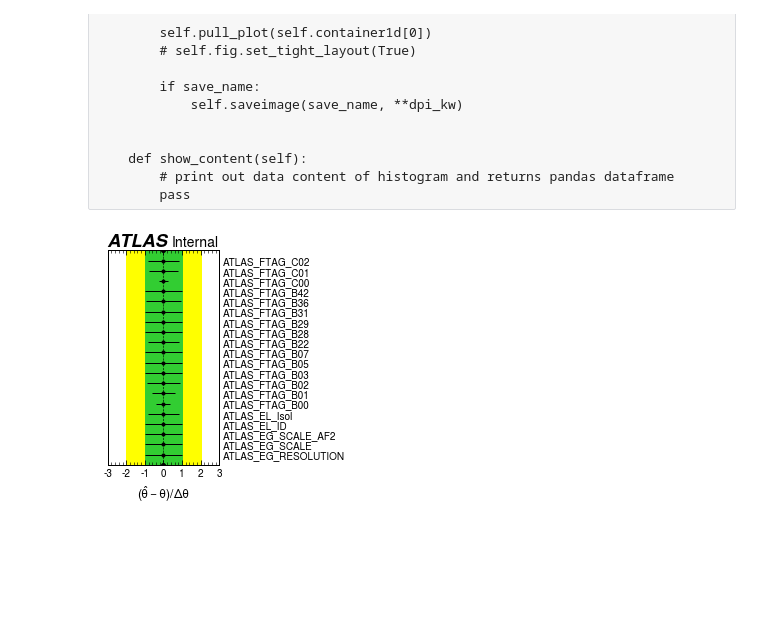
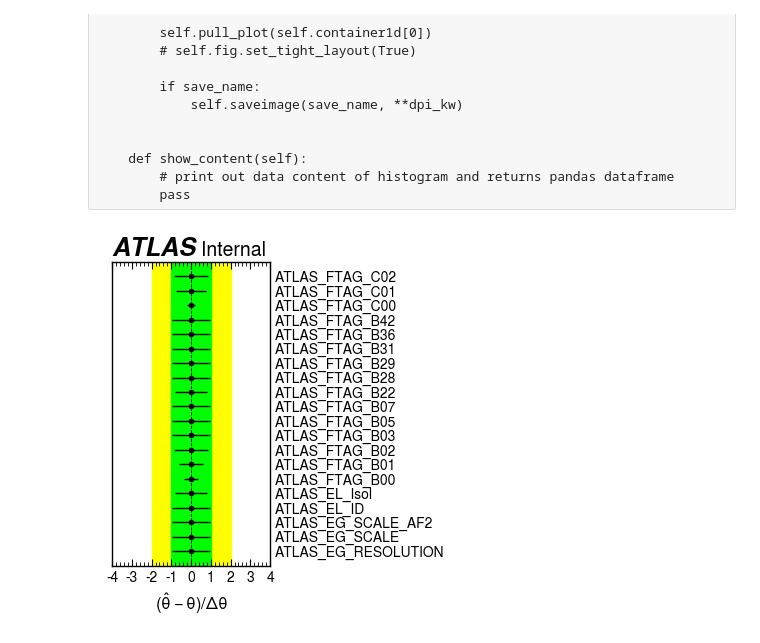
Before and after one commit to MoAly98/Pythium, a Jupyter notebook: plotting_misc/PullPlot_test.ipynb, the cells around one changed output. Saved outputs shown, nothing was run; the diff lists cells and outputs as text; code cells hidden in the pictures; blank space fills up the shorter version.

```diff
--- a/plotting_misc/PullPlot_test.ipynb
+++ b/plotting_misc/PullPlot_test.ipynb
@@ -348,7 +348,7 @@ class PullPlot(EmptyPlot):
         self.ax.fill_between([-1+self.center, 1+self.center], -1, self.nvariables, color=self.onesigmacolor)
 
         # put dotted line in the center value
-        self.ax.axvline(self.center, color='k', linestyle='--', linewidth=0.6)
+        self.ax.axvline(self.center, color='k', linestyle='--', linewidth=0.6, ymin=-1, ymax=2) # ymin, ymax to fix bug
 
         # set x and y axis
         self.set_xaxis()
@@ -385,7 +385,7 @@ class PullPlot(EmptyPlot):
             self.labelside = labelside
 
 
-    def plot_options(self, center=None, range_list=None, rcp_kw={}, **errorbar_kw):
+    def plot_options(self, center=None, rangelist=None, rcp_kw={}, **errorbar_kw):
 
         # update rcp dictionary if passed
         self.rcps.update({k: v for k, v in rcp_kw.items() if k in mpl.rcParams})
@@ -399,22 +399,22 @@ class PullPlot(EmptyPlot):
             self.center = center
 
         # allow user to enter custom range for the x axis
-        # range_list = [xmin, xmax]
-        if range_list:
-            if isinstance(range_list, list) and len(range_list) == 2:
-                self.range_list = range_list
-                self.user_xmin = self.range_list[0]
-                self.user_xmax = self.range_list[1]
+        # rangelist = [xmin, xmax]
+        if rangelist:
+            if isinstance(rangelist, list) and len(rangelist) == 2:
+                self.rangelist = rangelist
+                self.user_xmin = self.rangelist[0]
+                self.user_xmax = self.rangelist[1]
                 self.use_custom_range = True
 
 
-    def color_options(self, markercolor=None, onesigmacolor=None, twosigmacolor=None):
+    def color_options(self, marker=None, onesigma=None, twosigma=None):
 
-        self.onesigmacolor = onesigmacolor
-        self.twosigmacolor = twosigmacolor
+        self.onesigmacolor = onesigma
+        self.twosigmacolor = twosigma
 
-        if markercolor:
-            self.errorbar_kw['color'] = markercolor
+        if marker:
+            self.errorbar_kw['color'] = marker
 
 
     def create(self, save_name='', dpi=1000):
@@ -431,17 +431,12 @@ class PullPlot(EmptyPlot):
         if save_name:
             self.saveimage(save_name, dpi)
 # %%
-my_dict={
-    'axes.titlesize': 15
-}
-
-hist1 = PullPlot(data0.iloc[0:20])
-hist1.plot_options(rcp_kw=my_dict)
-hist1.figure_options(labelside='right')
-# hist1.color_options('blue', 'red', 'orange')
-# hist1.set_rangex([-6, 11])
-hist1.set_axislabels(12, xmain=r'$(\hat{\theta}-\theta)/\Delta\theta$')
-hist1.create()
-# hist1.saveimage("PullPlot_demo", 1000)
+plot = PullPlot(data0.iloc[0:20])
+plot.plot_options(rangelist=[-4, 4], center=0)
+plot.figure_options(labelside='right')
+plot.color_options(marker='black', onesigma='lime', twosigma='yellow')
+plot.set_axislabels(12, xmain=r'$(\hat{\theta}-\theta)/\Delta\theta$')
+plot.create()
+# plot.saveimage("PullPlot_demo", 1000)
 # %% [output]
-[figure, old version]
+[figure, new version]
```
Also changed, not shown: 6 other files.
